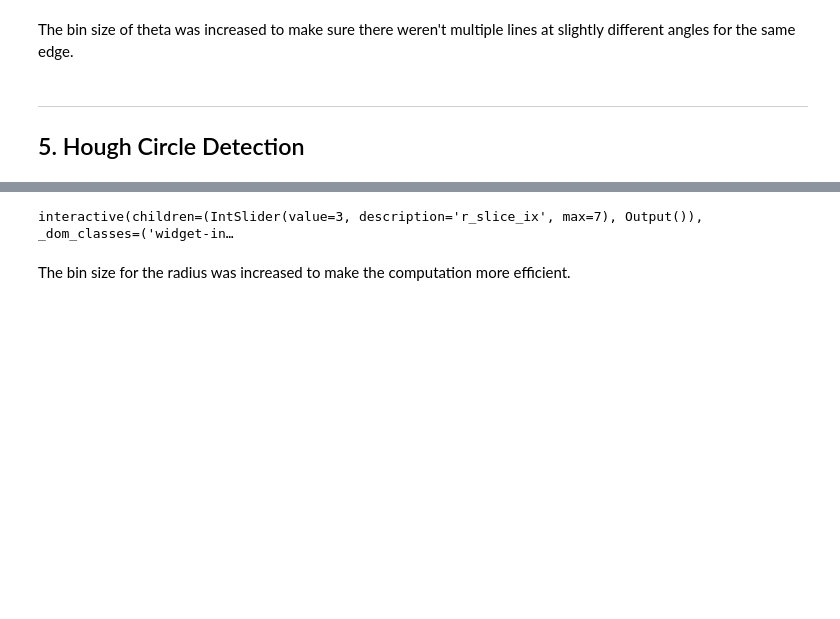
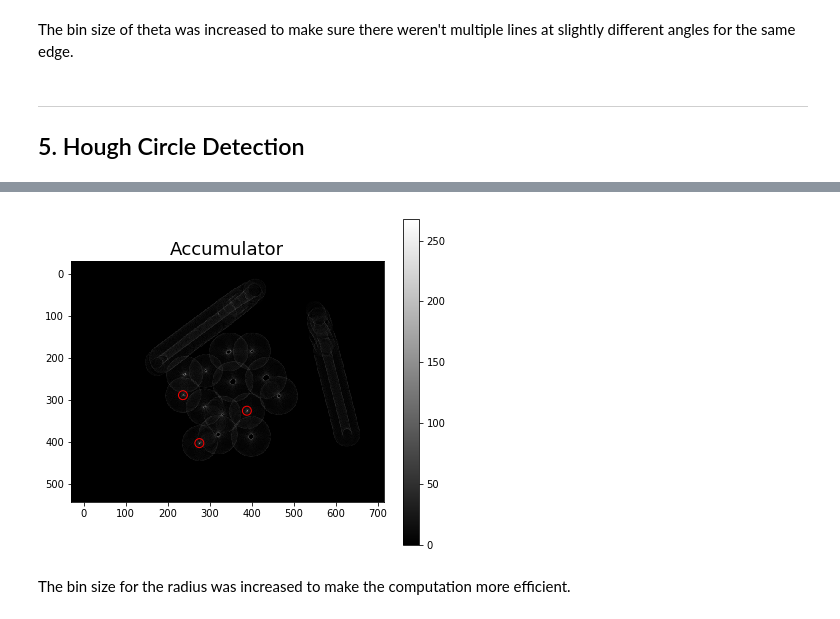
Before and after one commit to brandenwallace/cs6476-cv-1, a Jupyter notebook: PS1/PS1.ipynb, the cells around one changed output, grey strips where cells are left out. Cells and saved outputs as stored; diff of their text form; code cells hidden in the pictures; blank space fills up the shorter version.

Commit message:
Disable interactive plots [PS1]

```diff
--- a/PS1/PS1.ipynb
+++ b/PS1/PS1.ipynb
@@ -371,6 +391,7 @@ class HoughCircles:
         num_x = int(round((self.x_max-self.x_min) / self.xy_res))
         num_r = int(round((self.r_max-self.r_min) / self.r_res))
         self.accum = np.zeros((num_y, num_x, num_r))
+        # Each point votes for multiple circles
         for y, row in enumerate(self.img):
             for x, val in enumerate(row):
                 if val > 0:
@@ -388,6 +409,7 @@ class HoughCircles:
         return self.accum
 
     def extract_circles(self):
+        # Take only local maximas > threshold
         self.circles = []
         num_y, num_x, num_r = self.accum.shape
         for y_ix in range(1, num_y-1):
@@ -407,6 +429,7 @@ class HoughCircles:
         return self.circles
 
     def filter_concentric(self, min_dist=10):
+        # Filter out circles of similar radius which are too close
         out_circles = []
         self.extract_circles()
         flagged = [False] * len(self.circles)
@@ -432,8 +455,8 @@ class HoughCircles:
         self.circles = out_circles
         return
 
-    def plot_accum(self, ax, r_slice_ix):
-        # Accumulator
+    def plot_accum_slice(self, ax, r_slice_ix):
+        # Plot a slice of the accumulator
         im = ax.imshow(self.accum[:, :, r_slice_ix], extent=[self.x_min, self.x_max, self.y_max, self.y_min])
         # Fix x,y axes
         ax.set_xlim(self.x_min, self.x_max)
@@ -441,6 +464,7 @@ class HoughCircles:
         for x, y, r in self.circles:
             r_ix = int(round((r-self.r_min) / self.r_res))
             if r_ix == r_slice_ix:
+                # Mark detected circles
                 ax.scatter(x, y, s=80, facecolors='none', edgecolors='r')
         ax.set_title('Accumulator')
         # Create colorbar
@@ -488,14 +511,14 @@ interactive(children=(IntSlider(value=150, description='thresh', max=300, min=10
 # %%
-# Plot slices of accumulator
+# Plot slice of accumulator
 r_max_ix = img1_houghc_obj.accum.shape[2] - 1
 @interact(r_slice_ix=(0, r_max_ix))
 def img1_houghc(r_slice_ix=3):
     # Plot
     fig, ax = plt.subplots(figsize=(7, 6))
-    img1_houghc_obj.plot_accum(ax, r_slice_ix)
+    img1_houghc_obj.plot_accum_slice(ax, r_slice_ix)
     return
 # %% [output]
-interactive(children=(IntSlider(value=3, description='r_slice_ix', max=7), Output()), _dom_classes=('widget-in…
+[figure, added]
 # %% [markdown]
 The bin size for the radius was increased to make the computation more efficient.
 # %% [markdown]
```
Also changed, not shown: parts of 26 cells of this notebook.
